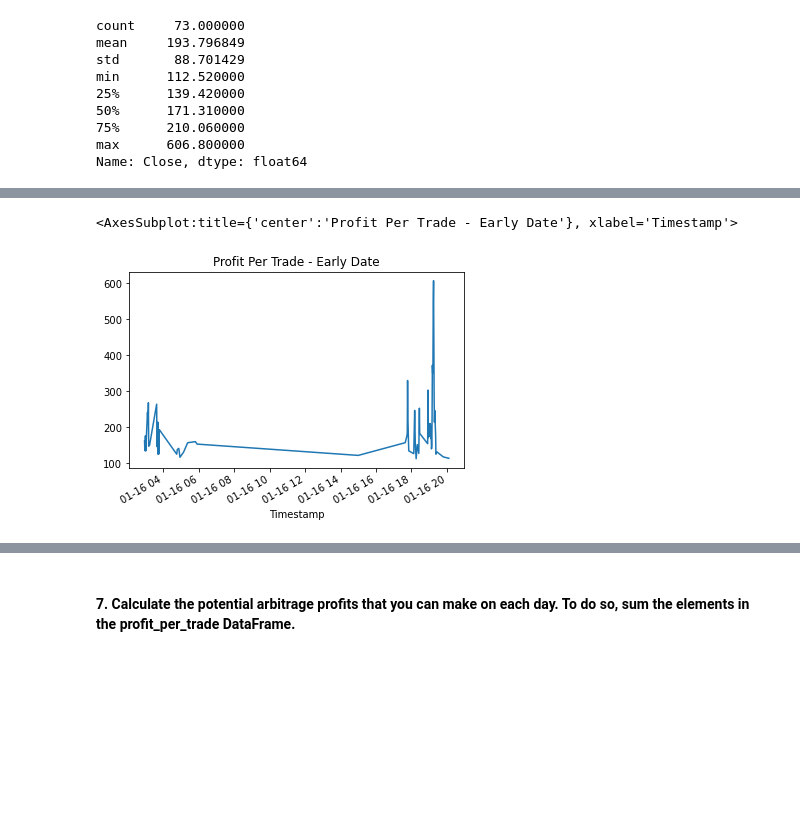
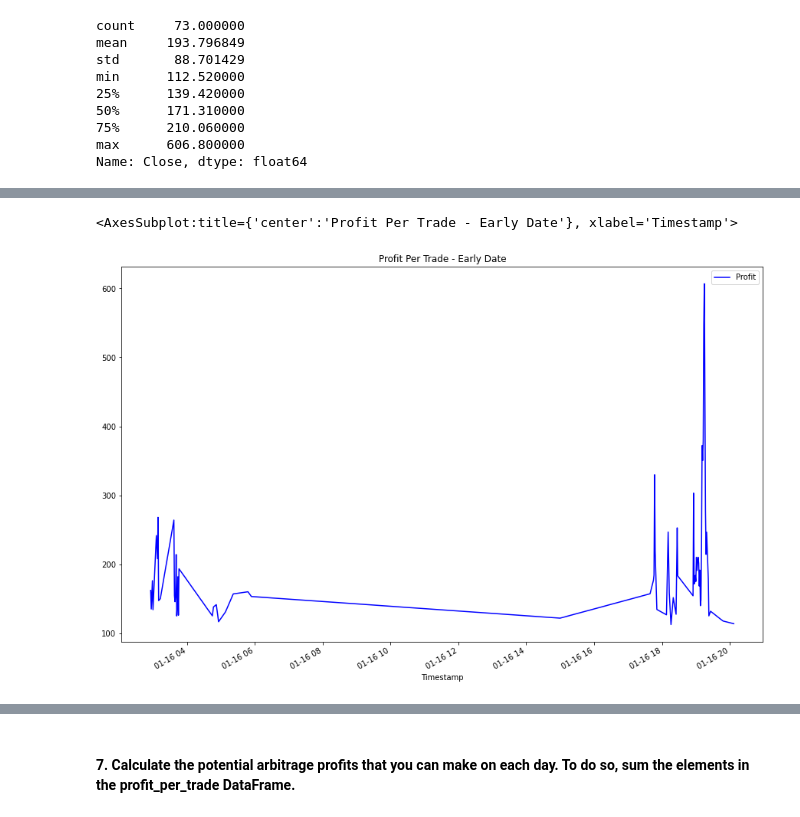
Before and after one commit to chdi2942/Bitcoin_Arbitrage_Analysis, a Jupyter notebook: crypto_arbitrage.ipynb, the cells around one changed output, grey strips where cells are left out. Drawn from its saved outputs; the diff is of its cells as text; code cells hidden in the pictures; blank space fills up the shorter version.

Commit message:
Finished analysis of bitcoin exchange data and theoretical profits from arbitrage within the early, middle, and late stages of the data

```diff
--- a/crypto_arbitrage.ipynb
+++ b/crypto_arbitrage.ipynb
@@ -392,10 +390,13 @@ Calculate the potential profits for each date that you selected in the previous
 # %%
 # For the date early in the dataset, measure the arbitrage spread between the two exchanges
 # by subtracting the lower-priced exchange from the higher-priced one
-arbitrage_spread_early = # YOUR CODE HERE
+arbitrage_spread_early = coinbase['Close'].loc['2018-01-16'] - bitstamp['Close'].loc['2018-01-16']
+arbitrage_spread_middle = coinbase['Close'].loc['2018-02-24'] - bitstamp['Close'].loc['2018-02-24']
+arbitrage_spread_late = coinbase['Close'].loc['2018-03-26'] - bitstamp['Close'].loc['2018-03-26']
 
 # Use a conditional statement to generate the summary statistics for each arbitrage_spread DataFrame
-# YOUR CODE HERE
+early_profitable_arbitrage = arbitrage_spread_early[arbitrage_spread_early>0]
+early_profitable_arbitrage.describe()
 # %% [output]
 count    960.000000
 mean      53.405344
@@ -411,10 +438,9 @@ Name: Close, dtype: float64
 # %%
 # For the date early in the dataset, calculate the spread returns by dividing the instances when the arbitrage spread is positive (> 0)
 # by the price of Bitcoin from the exchange you are buying on (the lower-priced exchange).
-spread_return_early= # YOUR CODE HERE
-
+spread_return_early = arbitrage_spread_early[arbitrage_spread_early>0] / bitstamp['Close'].loc['2018-01-16']
 # Review the spread return DataFrame
-# YOUR CODE HERE
+spread_return_early.head()
 # %% [output]
 Timestamp
 2018-01-16 00:00:00         NaN
@@ -428,10 +482,10 @@ Name: Close, dtype: float64
 # %%
 # For the date early in the dataset, determine the number of times your trades with positive returns
 # exceed the 1% minimum threshold (.01) that you need to cover your costs
-profitable_trades_early = # YOUR CODE HERE
+profitable_trades_early = spread_return_early[spread_return_early > .01]
 
 # Review the first five profitable trades
-# YOUR CODE HERE
+profitable_trades_early.head()
 # %% [output]
 Timestamp
 2018-01-16 02:56:00    0.012962
@@ -461,13 +565,13 @@ Name: Close, dtype: float64
 # %%
 # For the date early in the dataset, calculate the potential profit per trade in dollars
 # Multiply the profitable trades by the cost of the Bitcoin that was purchased
-profit_early = # YOUR CODE HERE
+profit_early = profitable_trades_early * bitstamp['Close'].loc['2018-01-16']
 
 # Drop any missing values from the profit DataFrame
-profit_per_trade_early = # YOUR CODE HERE
+profit_per_trade_early = profit_early.dropna()
 
 # View the early profit DataFrame
-# YOUR CODE HERE
+profit_per_trade_early
 # %% [output]
 Timestamp
 2018-01-16 02:56:00    162.01
@@ -500,6 +656,6 @@ Name: Close, dtype: float64
 # %%
 # Plot the results for the early profit per trade DataFrame
-# YOUR CODE HERE
+profit_per_trade_early.plot(legend=True, figsize=(15, 10), title="Profit Per Trade - Early Date", color="blue", label="Profit")
 # %% [output]
 <AxesSubplot:title={'center':'Profit Per Trade - Early Date'}, xlabel='Timestamp'>
-[figure, old version]
+[figure, new version]
```
Also changed, not shown: parts of 28 cells of this notebook.
